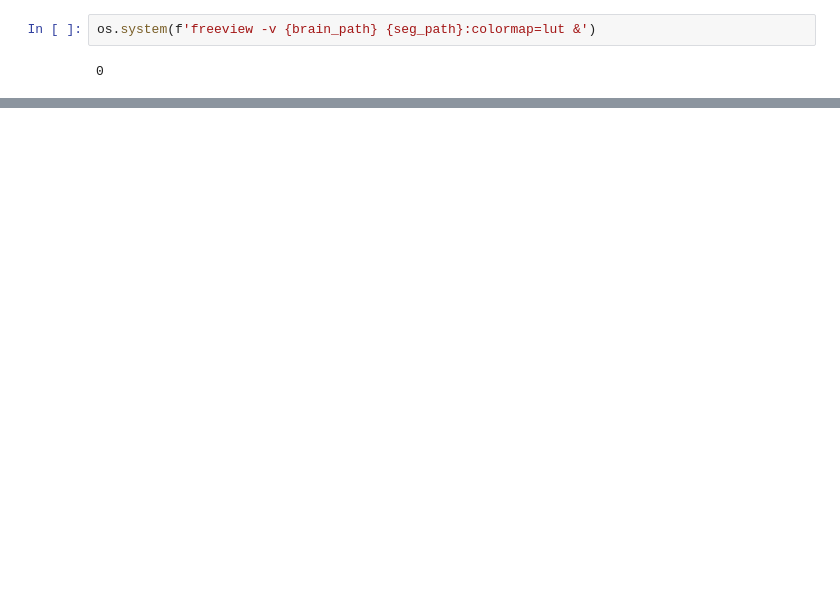
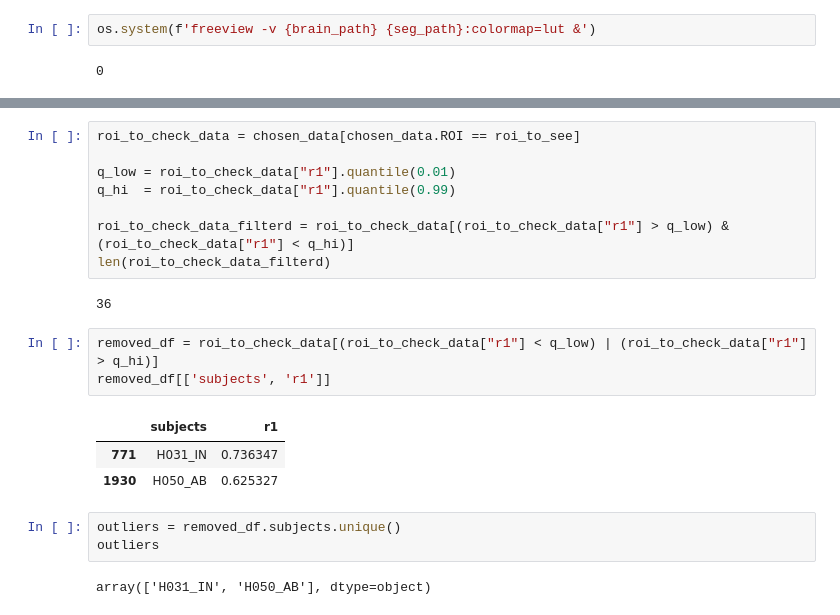
Before and after one commit to NivAm12/qMRI_Analyzer, a Jupyter notebook: main.ipynb, the cells around one changed output, grey strips where cells are left out. Saved outputs shown, nothing was run; the diff lists cells and outputs as text; blank space fills up the shorter version.

```diff
--- a/main.ipynb
+++ b/main.ipynb
@@ -93,0 +171,22 @@ dtype: float64
+# %%
+roi_to_check_data = chosen_data[chosen_data.ROI == roi_to_see]
+
+q_low = roi_to_check_data["r1"].quantile(0.01)
+q_hi  = roi_to_check_data["r1"].quantile(0.99)
+
+roi_to_check_data_filterd = roi_to_check_data[(roi_to_check_data["r1"] > q_low) & (roi_to_check_data["r1"] < q_hi)]
+len(roi_to_check_data_filterd)
+# %% [output]
+36
+# %%
+removed_df = roi_to_check_data[(roi_to_check_data["r1"] < q_low) | (roi_to_check_data["r1"] > q_hi)]
+removed_df[['subjects', 'r1']]
+# %% [output]
+|  | subjects | r1 |
+| 771 | H031_IN | 0.736347 |
+| 1930 | H050_AB | 0.625327 |
+# %%
+outliers = removed_df.subjects.unique()
+outliers
+# %% [output]
+array(['H031_IN', 'H050_AB'], dtype=object)
```
Also changed, not shown: parts of 16 cells of this notebook.
